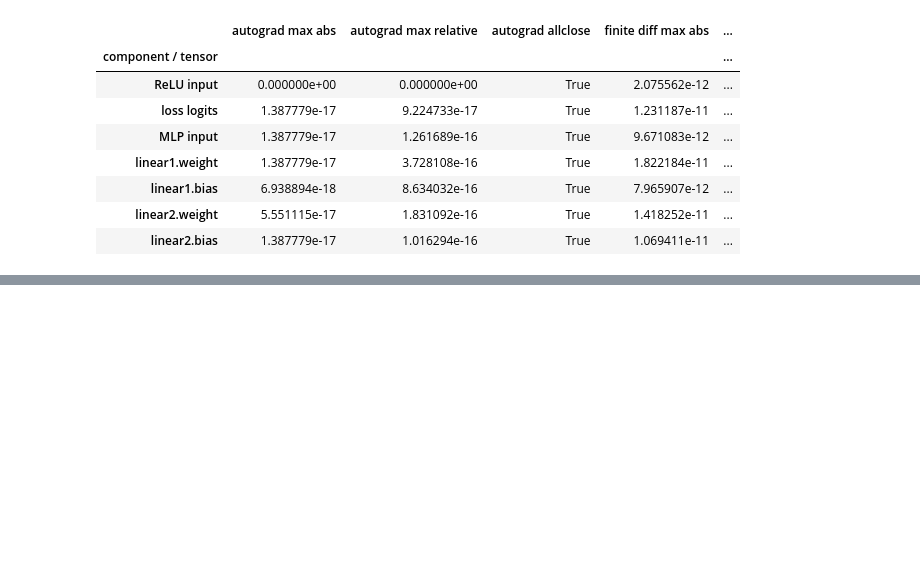
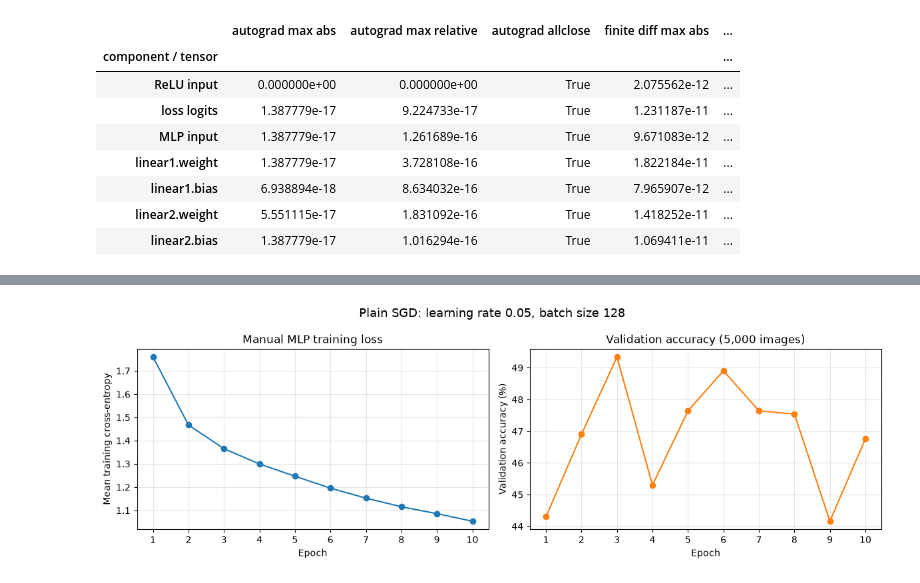
Before and after one commit to LahiruMJ11/CNN-with-CIFAR10, a Jupyter notebook: CNN with CIFAR10.ipynb, the cells around one changed output, grey strips where cells are left out. Saved outputs shown, nothing was run; the diff lists cells and outputs as text; code cells hidden in the pictures; blank space fills up the shorter version.

Commit message:
train manual MLP with SGD on CIFAR-10

```diff
--- a/CNN with CIFAR10.ipynb
+++ b/CNN with CIFAR10.ipynb
@@ -717,0 +892,34 @@ The table reports the measured errors for the standalone ReLU and softmax loss a
+# %%
+fig, axes = plt.subplots(1, 2, figsize=(12, 4))
+epochs = task1c_history["epoch"]
+
+axes[0].plot(
+    epochs, task1c_history["training loss"], marker="o", color="tab:blue"
+)
+axes[0].set(
+    xlabel="Epoch", ylabel="Mean training cross-entropy",
+    title="Manual MLP training loss",
+)
+axes[0].set_xticks(epochs)
+axes[0].grid(alpha=0.3)
+
+axes[1].plot(
+    epochs, task1c_history["validation accuracy (%)"],
+    marker="o", color="tab:orange"
+)
+axes[1].set(
+    xlabel="Epoch", ylabel="Validation accuracy (%)",
+    title="Validation accuracy (5,000 images)",
+)
+axes[1].set_xticks(epochs)
+axes[1].grid(alpha=0.3)
+
+fig.suptitle(
+    f"Plain SGD: learning rate {TASK1C_LEARNING_RATE}, "
+    f"batch size {TASK1C_BATCH_SIZE}",
+    fontsize=13,
+)
+fig.tight_layout()
+plt.show()
+# %% [output]
+[figure, added]
```
Also changed, not shown: parts of 8 cells of this notebook.
